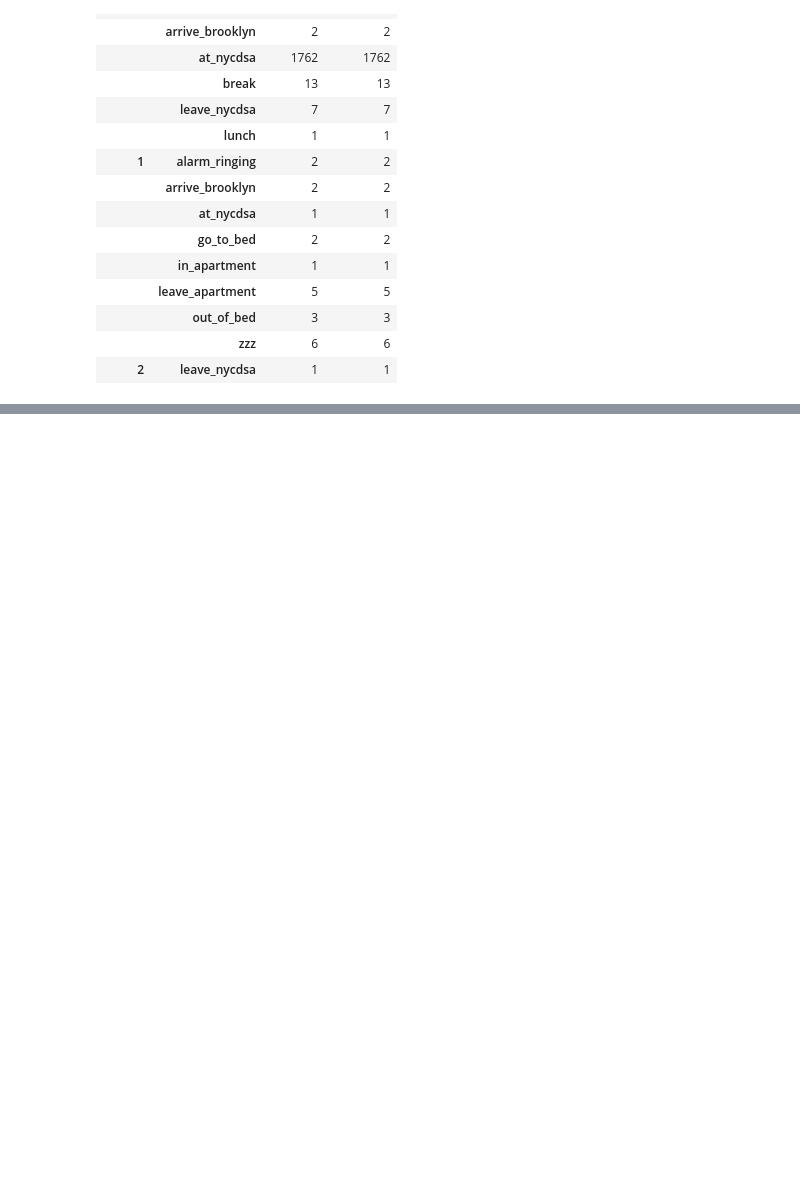
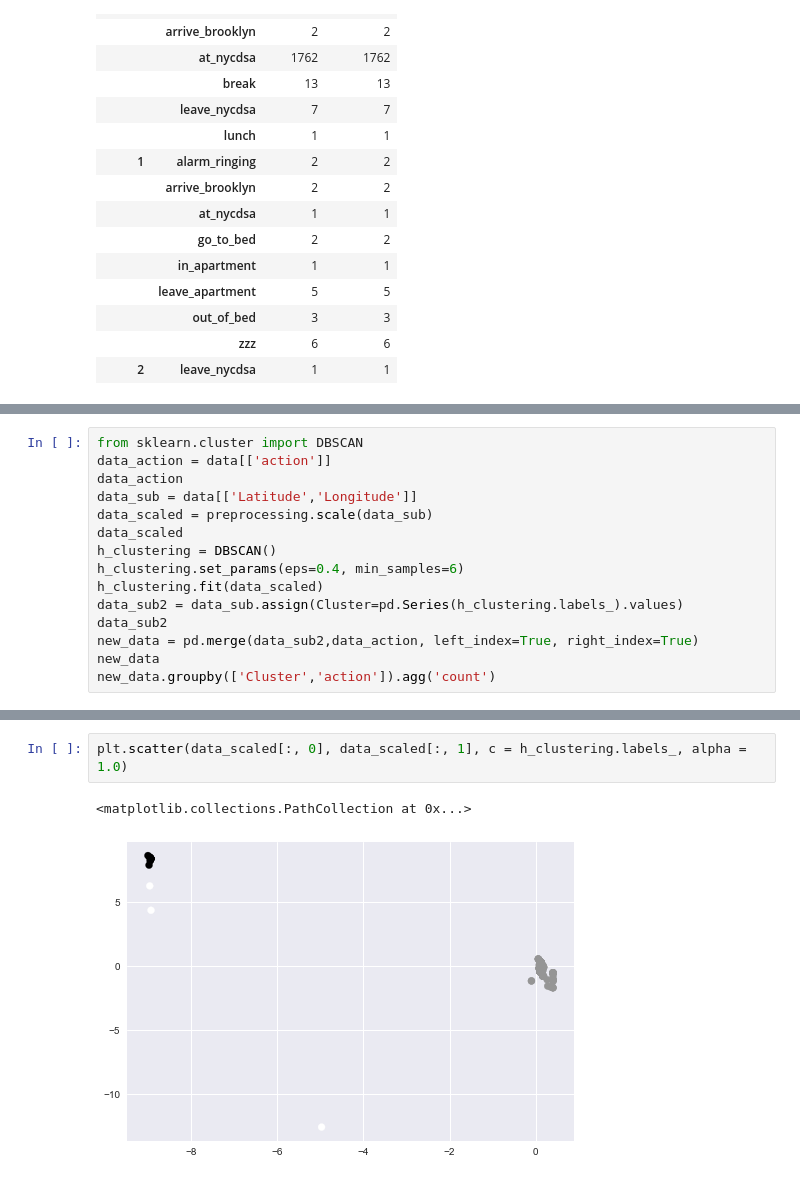
Before and after one commit to afeierman/Knowhere, a Jupyter notebook: code/Cluster_From_DB.ipynb, the cells around one changed output, grey strips where cells are left out. Cells and saved outputs as stored; diff of their text form; blank space fills up the shorter version.

```diff
--- a/code/Cluster_From_DB.ipynb
+++ b/code/Cluster_From_DB.ipynb
@@ -144,0 +303,15 @@ new_data.groupby(['Cluster','action']).agg('count')
+# %%
+from sklearn.cluster import DBSCAN
+data_action = data[['action']]
+data_action
+data_sub = data[['Latitude','Longitude']]
+data_scaled = preprocessing.scale(data_sub)
+data_scaled
+h_clustering = DBSCAN()
+h_clustering.set_params(eps=0.4, min_samples=6)
+h_clustering.fit(data_scaled)
+data_sub2 = data_sub.assign(Cluster=pd.Series(h_clustering.labels_).values)
+data_sub2
+new_data = pd.merge(data_sub2,data_action, left_index=True, right_index=True)
+new_data
+new_data.groupby(['Cluster','action']).agg('count')
@@ -144,0 +337,5 @@ new_data.groupby(['Cluster','action']).agg('count')
+# %%
+plt.scatter(data_scaled[:, 0], data_scaled[:, 1], c = h_clustering.labels_, alpha = 1.0)
+# %% [output]
+<matplotlib.collections.PathCollection at 0x...>
+[figure, added]
```
Also changed, not shown: parts of 14 cells of this notebook, 6 other files.
